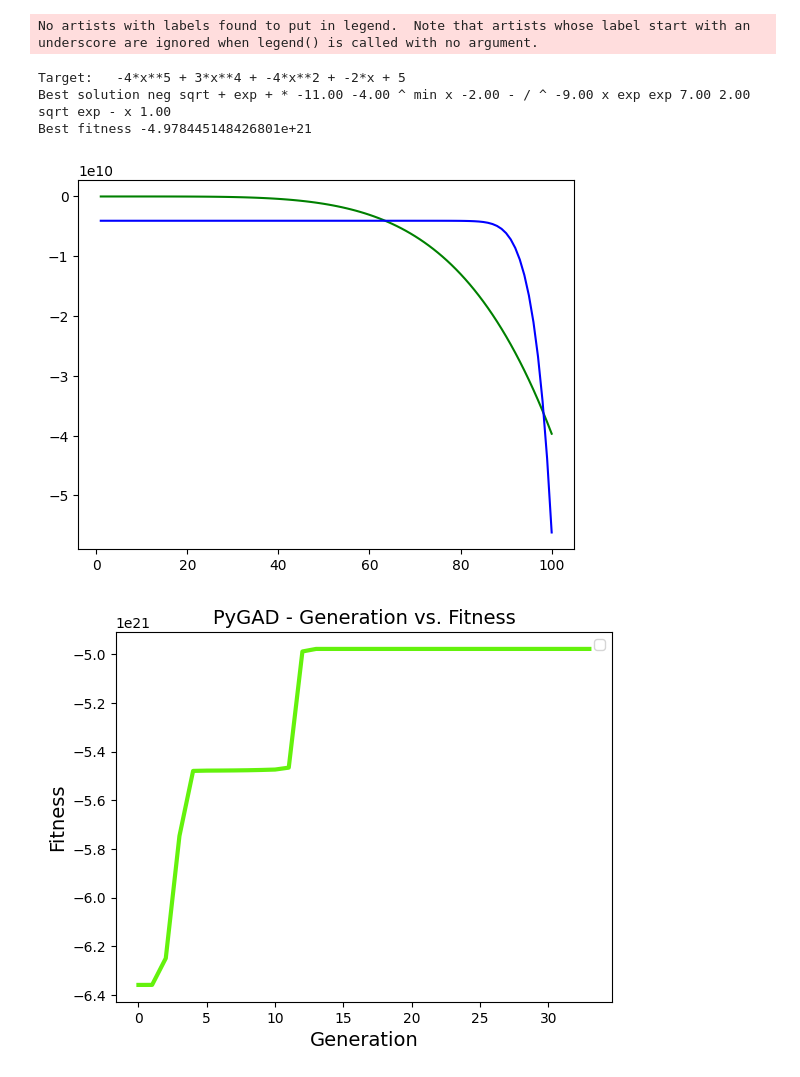
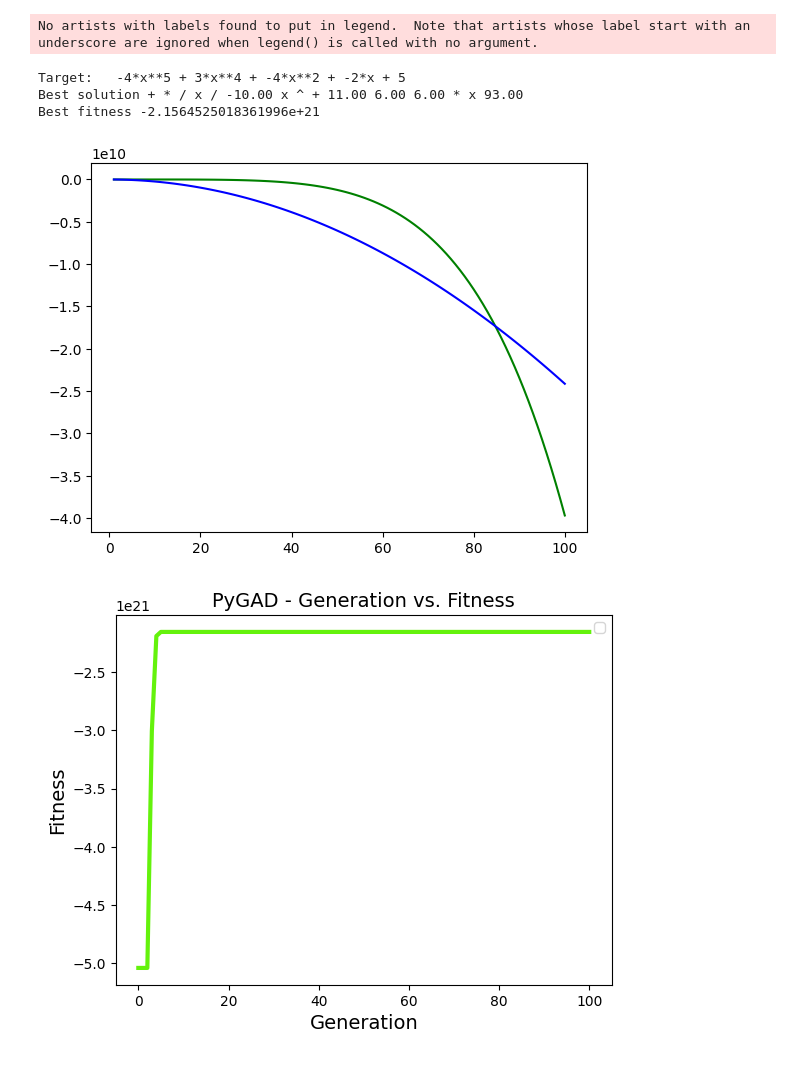
Before and after one commit to galgantar/Inteligentni-sistemi, a Jupyter notebook: seminarska 1/training.ipynb, the cells around one changed output. Drawn from its saved outputs; the diff is of its cells as text; code cells hidden in the pictures.

Commit message:
tournament selection

```diff
--- a/seminarska 1/training.ipynb
+++ b/seminarska 1/training.ipynb
@@ -50,7 +50,9 @@ def predict_function():
                         mutation_type=mutation_func,
                         gene_type=np.int8,
                         mutation_probability=1,
-                        stop_criteria="saturate_10"
+                        stop_criteria="saturate_10",
+                        parent_selection_type="tournament",
+                        K_tournament=10
                         )
 
     ga_instance.run()
@@ -69,24 +71,26 @@ def predict_function():
     ga_instance.plot_fitness()
 # %%
 equation_index = 99
+
+tree_representation.Node.ENABLE_EXTRA_OPERATORS = False
 
 with open("dataset.csv") as file:
     reader = csv.reader(file)
 
     d = 0
     for row in reader:
         target = row[0]
         xs = np.fromstring(row[1][1:-1], sep=", ")
         ys = np.fromstring(row[2][1:-1], sep=", ")
         if d == equation_index:
            break
         d += 1
 
 predict_function()
 # %% [output]
 No artists with labels found to put in legend.  Note that artists whose label start with an underscore are ignored when legend() is called with no argument.
 Target:   -4*x**5 + 3*x**4 + -4*x**2 + -2*x + 5
-Best solution neg sqrt + exp + * -11.00 -4.00 ^ min x -2.00 - / ^ -9.00 x exp exp 7.00 2.00 sqrt exp - x 1.00
-Best fitness -4.978445148426801e+21
+Best solution + * / x / -10.00 x ^ + 11.00 6.00 6.00 * x 93.00
+Best fitness -2.1564525018361996e+21
-[figure, old version]
+[figure, new version]
-[figure, old version]
+[figure, new version]
```
